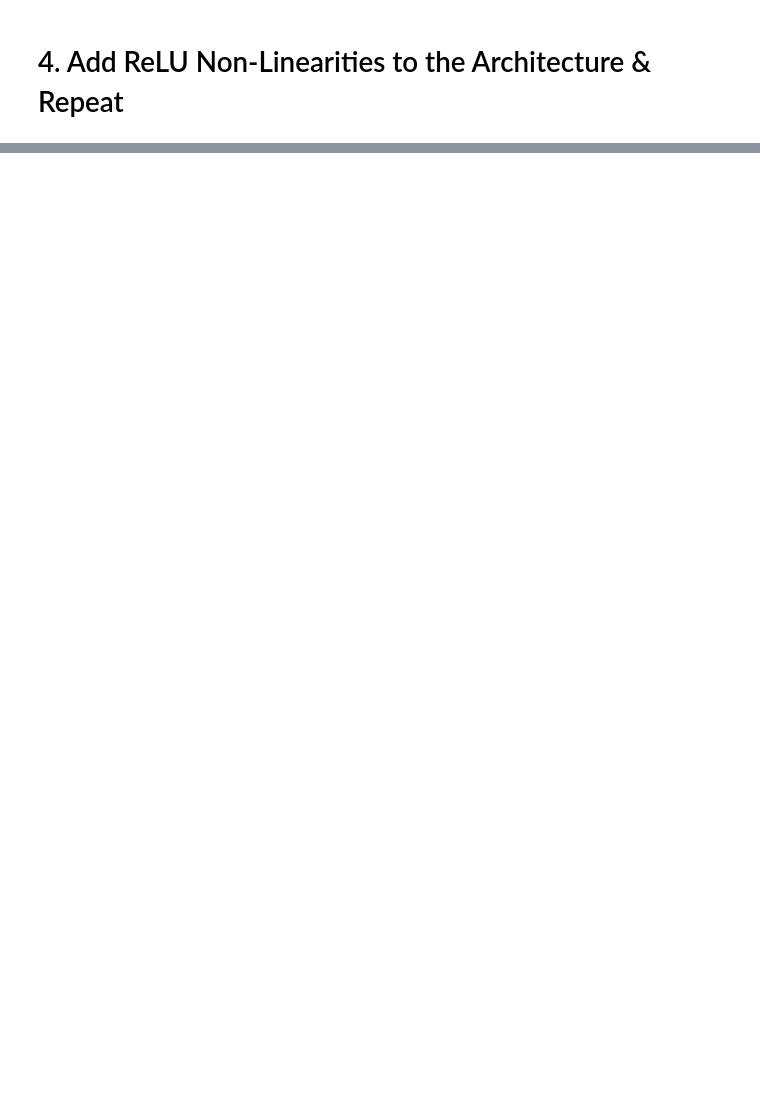
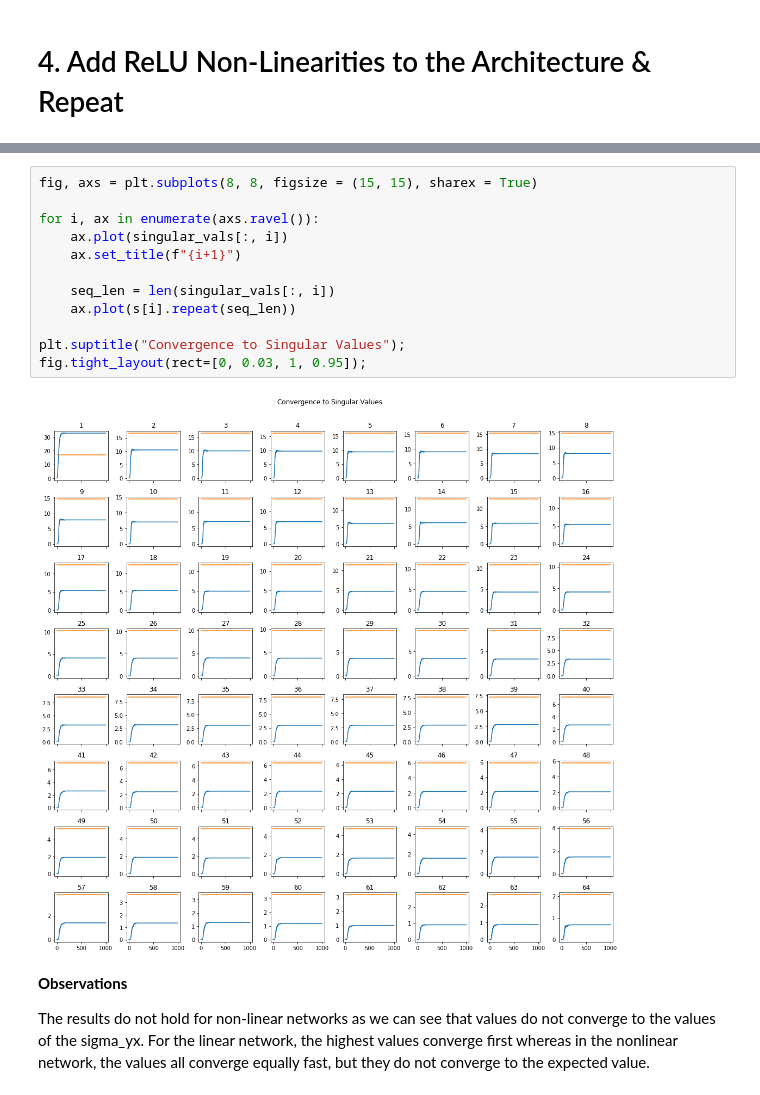
Before and after one commit to DorotheaMueller/mhbf, a Jupyter notebook: skeleton-comp-practical.ipynb, the cells around one changed output, grey strips where cells are left out. Drawn from its saved outputs; the diff is of its cells as text; blank space fills up the shorter version.

```diff
--- a/skeleton-comp-practical.ipynb
+++ b/skeleton-comp-practical.ipynb
@@ -472,0 +514,18 @@ singular_vals.shape
+# %%
+fig, axs = plt.subplots(8, 8, figsize = (15, 15), sharex = True)
+
+for i, ax in enumerate(axs.ravel()):
+    ax.plot(singular_vals[:, i])
+    ax.set_title(f"{i+1}")
+
+    seq_len = len(singular_vals[:, i])
+    ax.plot(s[i].repeat(seq_len))
+
+plt.suptitle("Convergence to Singular Values");
+fig.tight_layout(rect=[0, 0.03, 1, 0.95]);
+# %% [output]
+[figure, added]
+# %% [markdown]
+**Observations**
+
+The results do not hold for non-linear networks as we can see that values do not converge to the values of the sigma_yx. For the linear network, the highest values converge first whereas in the nonlinear network, the values all converge equally fast, but they do not converge to the expected value.
```
Also changed, not shown: parts of 17 cells of this notebook.
